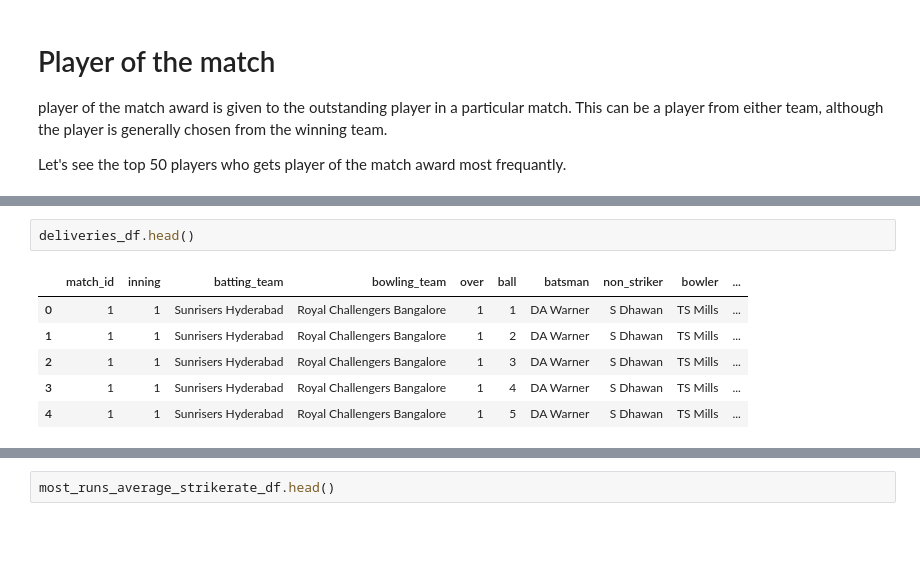
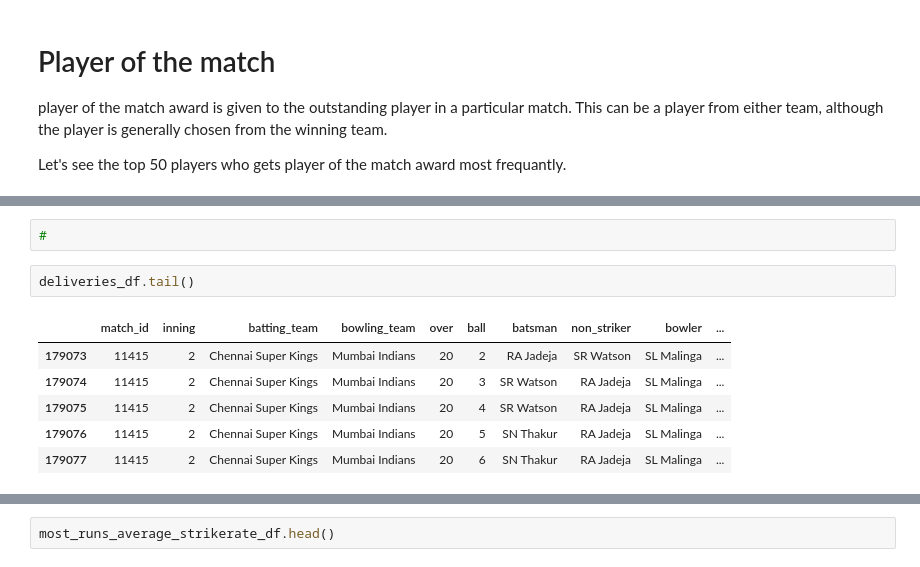
Before and after one commit to Pradip240/IPL-T20-Cricket-Analysis, a Jupyter notebook: Pradip_IPL_T20_Cricket_Analysis_Capstone_Project.ipynb, the cells around one changed output, grey strips where cells are left out. Saved outputs shown, nothing was run; the diff lists cells and outputs as text; blank space fills up the shorter version.

```diff
--- a/Pradip_IPL_T20_Cricket_Analysis_Capstone_Project.ipynb
+++ b/Pradip_IPL_T20_Cricket_Analysis_Capstone_Project.ipynb
@@ -114,9 +159,11 @@ for tick in axes.yaxis.get_major_ticks():
+# %%
+#
 # %%
-deliveries_df.head()
+deliveries_df.tail()
 # %% [output]
 |  | match_id | inning | batting_team | bowling_team | over | ball | batsman | non_striker | bowler | ... |
-| 0 | 1 | 1 | Sunrisers Hyderabad | Royal Challengers Bangalore | 1 | 1 | DA Warner | S Dhawan | TS Mills | ... |
-| 1 | 1 | 1 | Sunrisers Hyderabad | Royal Challengers Bangalore | 1 | 2 | DA Warner | S Dhawan | TS Mills | ... |
-| 2 | 1 | 1 | Sunrisers Hyderabad | Royal Challengers Bangalore | 1 | 3 | DA Warner | S Dhawan | TS Mills | ... |
-| 3 | 1 | 1 | Sunrisers Hyderabad | Royal Challengers Bangalore | 1 | 4 | DA Warner | S Dhawan | TS Mills | ... |
-| 4 | 1 | 1 | Sunrisers Hyderabad | Royal Challengers Bangalore | 1 | 5 | DA Warner | S Dhawan | TS Mills | ... |
+| 179073 | 11415 | 2 | Chennai Super Kings | Mumbai Indians | 20 | 2 | RA Jadeja | SR Watson | SL Malinga | ... |
+| 179074 | 11415 | 2 | Chennai Super Kings | Mumbai Indians | 20 | 3 | SR Watson | RA Jadeja | SL Malinga | ... |
+| 179075 | 11415 | 2 | Chennai Super Kings | Mumbai Indians | 20 | 4 | SR Watson | RA Jadeja | SL Malinga | ... |
+| 179076 | 11415 | 2 | Chennai Super Kings | Mumbai Indians | 20 | 5 | SN Thakur | RA Jadeja | SL Malinga | ... |
+| 179077 | 11415 | 2 | Chennai Super Kings | Mumbai Indians | 20 | 6 | SN Thakur | RA Jadeja | SL Malinga | ... |
```
Also changed, not shown: parts of 10 cells of this notebook.
